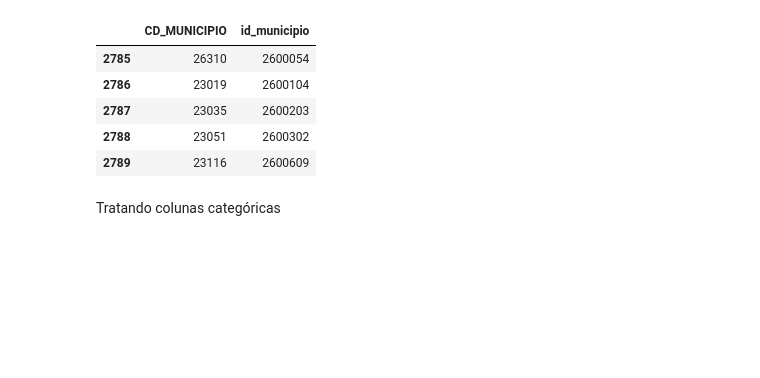
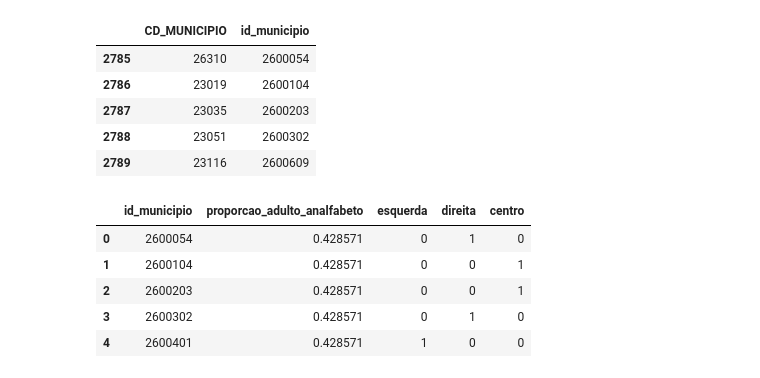
Before and after one commit to aliciamarzola/tp_bdg, a Jupyter notebook: exploring.ipynb, the cells around one changed output. Saved outputs shown, nothing was run; the diff lists cells and outputs as text; code cells hidden in the pictures; blank space fills up the shorter version.

```diff
--- a/exploring.ipynb
+++ b/exploring.ipynb
@@ -317,0 +355,6 @@ resumo_politico.head(10)
+# %%
+censo_pe['adulto_analfabeto'] = ((censo_pe['grupo_idade_numerico'] > 1) & (censo_pe['alfabetizacao_numerico'] == 0)).astype(int)
+
+resultado = censo_pe.groupby('id_municipio')['adulto_analfabeto'].mean().reset_index(name='proporcao_adulto_analfabeto')
+
+resultado.head()
@@ -334,5 +482,3 @@ traducao.head()
 # %%
 resumo_politico['CD_MUNICIPIO'] = resumo_politico['CD_MUNICIPIO'].astype(int)
 tse_merge = resumo_politico.merge(traducao, on='CD_MUNICIPIO')
-# %% [markdown]
-Tratando colunas categóricas
@@ -359,0 +485,11 @@ censo_pe = censo_pe.drop(columns=['cor_raca', 'sexo', 'grupo_idade', 'alfabetiza
+# %%
+df_merged = resultado.merge(tse_merge, on='id_municipio')
+df_merged = df_merged.drop('CD_MUNICIPIO', axis=1)
+df_merged.head()
+# %% [output]
+|  | id_municipio | proporcao_adulto_analfabeto | esquerda | direita | centro |
+| 0 | 2600054 | 0.428571 | 0 | 1 | 0 |
+| 1 | 2600104 | 0.428571 | 0 | 0 | 1 |
+| 2 | 2600203 | 0.428571 | 0 | 0 | 1 |
+| 3 | 2600302 | 0.428571 | 0 | 1 | 0 |
+| 4 | 2600401 | 0.428571 | 1 | 0 | 0 |
```
Also changed, not shown: parts of 24 cells of this notebook.
